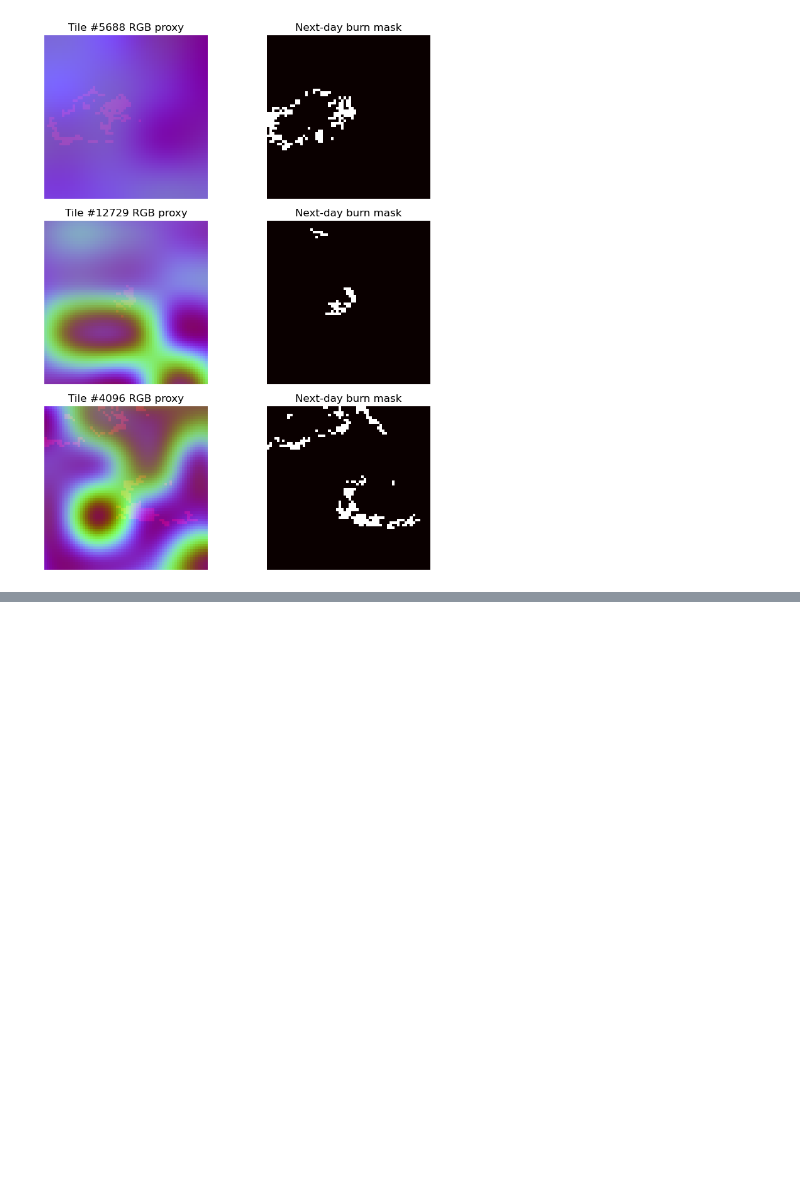
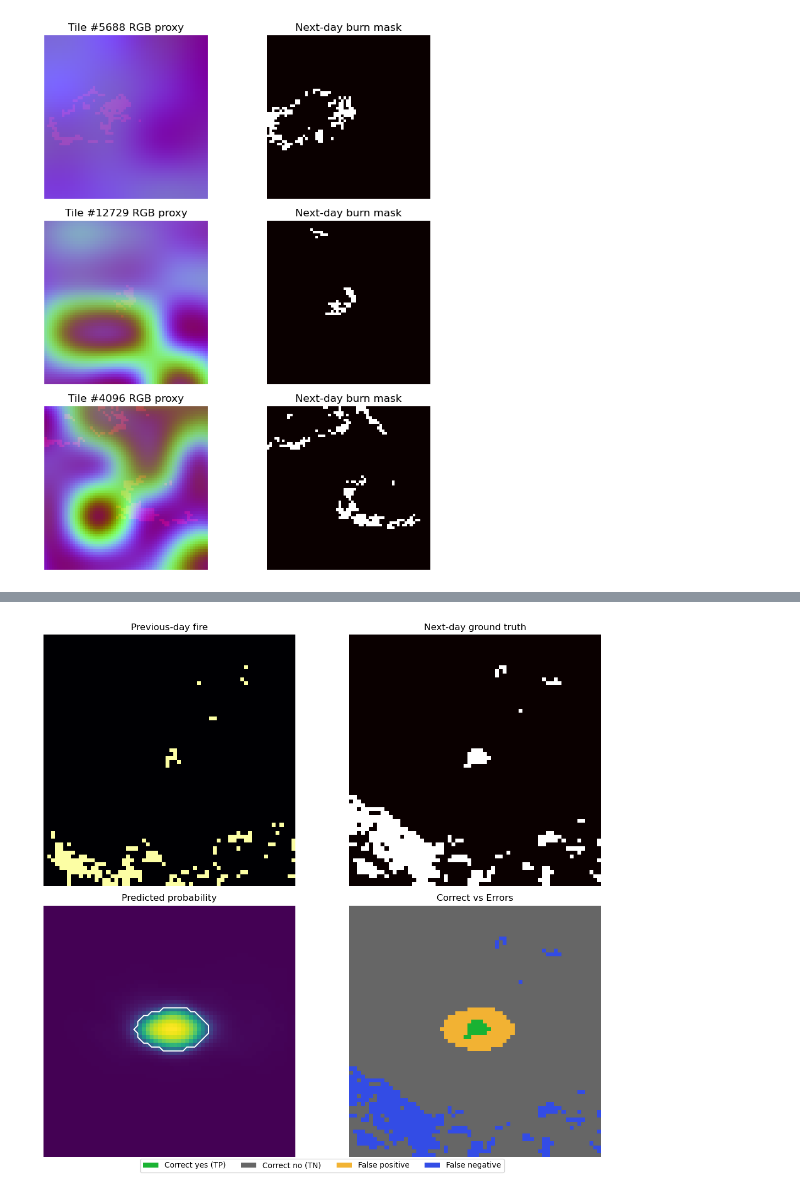
Before and after one commit to robertclayh/wildfire-spread-prediction, a Jupyter notebook: mNDWS_ResNet18UNet.ipynb, the cells around one changed output, grey strips where cells are left out. Drawn from its saved outputs; the diff is of its cells as text; code cells hidden in the pictures; blank space fills up the shorter version.

```diff
--- a/mNDWS_ResNet18UNet.ipynb
+++ b/mNDWS_ResNet18UNet.ipynb
@@ -476,0 +589,61 @@ Confusion counts: {'TP': 178102.0, 'FP': 570142.0, 'FN': 196119.0}
+# %%
+# =============================================================
+## 7c) Single-tile error-type visualization
+## =============================================================
+from matplotlib.patches import Patch
+
+@torch.no_grad()
+def plot_error_breakdown(loader, threshold=None):
+    model.eval()
+    thr = threshold if threshold is not None else test_metrics["best_thr"]
+    batch = next(iter(loader))
+    x = normalize_batch(batch["X_raw"].to(device, non_blocking=PIN_MEMORY))
+    y = batch["y"].to(device, non_blocking=PIN_MEMORY)
+    with amp_autocast():
+        logits = model(x)
+    prob = torch.sigmoid(logits.detach().float()).cpu()
+    pred_mask = (prob >= thr).float().cpu().numpy()[0,0]
+    gt_mask = y.cpu().numpy()[0,0]
+    prev_idx = CHANNELS.index("prev_fire") if "prev_fire" in CHANNELS else 0
+    prev_fire = batch["X_raw"][0, prev_idx].cpu().numpy()
+    prev_fire = (prev_fire - prev_fire.min()) / (prev_fire.max() - prev_fire.min() + 1e-6)
+    correct_yes = np.logical_and(pred_mask == 1, gt_mask == 1)
+    correct_no = np.logical_and(pred_mask == 0, gt_mask == 0)
+    false_pos = np.logical_and(pred_mask == 1, gt_mask == 0)
+    false_neg = np.logical_and(pred_mask == 0, gt_mask == 1)
+    palette = {
+        "TP": np.array([0.1, 0.7, 0.2]),
+        "TN": np.array([0.4, 0.4, 0.4]),
+        "FP": np.array([0.95, 0.7, 0.2]),
+        "FN": np.array([0.2, 0.3, 0.9])
+    }
+    error_map = np.zeros((*gt_mask.shape, 3), dtype=np.float32)
+    error_map[correct_yes] = palette["TP"]
+    error_map[correct_no] = palette["TN"]
+    error_map[false_pos] = palette["FP"]
+    error_map[false_neg] = palette["FN"]
+    fig, axes = plt.subplots(2, 2, figsize=(12, 10))
+    axes[0,0].imshow(prev_fire, cmap="inferno")
+    axes[0,0].set_title("Previous-day fire")
+    axes[0,0].axis("off")
+    axes[0,1].imshow(gt_mask, cmap="hot")
+    axes[0,1].set_title("Next-day ground truth")
+    axes[0,1].axis("off")
+    axes[1,0].imshow(prob[0,0], cmap="viridis")
+    axes[1,0].contour(pred_mask, levels=[0.5], colors="white")
+    axes[1,0].set_title("Predicted probability")
+    axes[1,0].axis("off")
+    axes[1,1].imshow(error_map)
+    axes[1,1].set_title("Correct vs Errors")
+    axes[1,1].axis("off")
+    legend_patches = [
+        Patch(facecolor=palette["TP"], edgecolor="none", label="Correct yes (TP)"),
+        Patch(facecolor=palette["TN"], edgecolor="none", label="Correct no (TN)"),
+        Patch(facecolor=palette["FP"], edgecolor="none", label="False positive"),
+        Patch(facecolor=palette["FN"], edgecolor="none", label="False negative"),
+    ]
+    fig.legend(handles=legend_patches, loc="lower center", ncol=4, bbox_to_anchor=(0.5, -0.02))
+    plt.tight_layout()
+plot_error_breakdown(test_loader, threshold=test_metrics["best_thr"])
+# %% [output]
+[figure, added]
```
Also changed, not shown: parts of 10 cells of this notebook.
